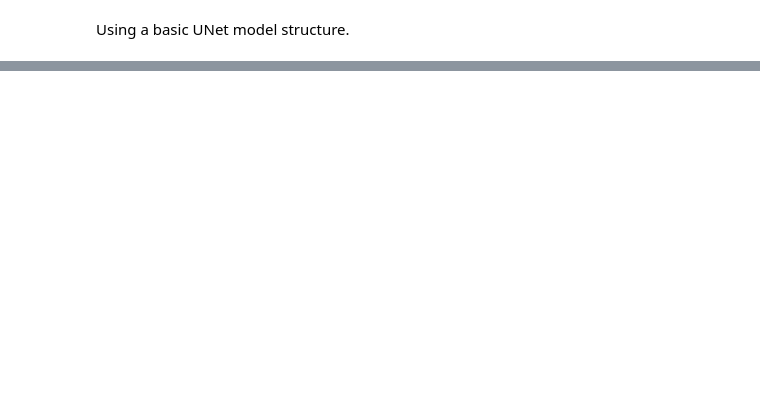
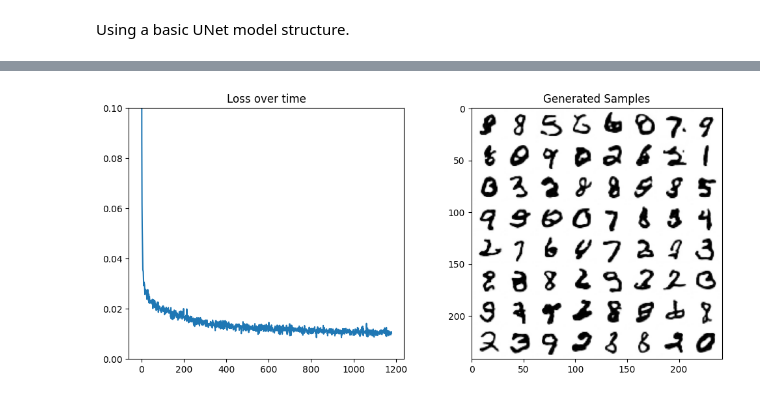
Before and after one commit to Kerem-Aslan/huggingface-diffusion-course, a Jupyter notebook: Unit1/Diffusion Models from Scratch.ipynb, the cells around one changed output, grey strips where cells are left out. Saved outputs shown, nothing was run; the diff lists cells and outputs as text; code cells hidden in the pictures; blank space fills up the shorter version.

```diff
--- a/Unit1/Diffusion Models from Scratch.ipynb
+++ b/Unit1/Diffusion Models from Scratch.ipynb
@@ -90,0 +294,86 @@ class BasicUNet(nn.Module):
+# %%
+# Dataloader (you can mess with batch size)
+batch_size = 512
+train_dataloader = DataLoader(dataset, batch_size=batch_size, shuffle=True, num_workers=4, pin_memory=True)
+
+# How many runs through the data should we do?
+n_epochs = 10
+
+# Create the network
+net = UNet2DModel(
+    sample_size=28,  # the target image resolution
+    in_channels=1,  # the number of input channels, 3 for RGB images
+    out_channels=1,  # the number of output channels
+    layers_per_block=2,  # how many ResNet layers to use per UNet block
+    block_out_channels=(32, 64, 64),  # Roughly matching our basic unet example
+    down_block_types=(
+        "DownBlock2D",  # a regular ResNet downsampling block
+        "AttnDownBlock2D",  # a ResNet downsampling block with spatial self-attention
+        "AttnDownBlock2D",
+    ),
+    up_block_types=(
+        "AttnUpBlock2D",
+        "AttnUpBlock2D",  # a ResNet upsampling block with spatial self-attention
+        "UpBlock2D",   # a regular ResNet upsampling block
+      ),
+) #<<<
+net.to(device)
+
+# Our loss finction
+loss_fn = nn.MSELoss()
+
+# The optimizer
+opt = torch.optim.Adam(net.parameters(), lr=1e-3)
+
+# Keeping a record of the losses for later viewing
+losses = []
+
+# The training loop
+for epoch in range(n_epochs):
+
+    for x, y in train_dataloader:
+
+        # Get some data and prepare the corrupted version
+        x = x.to(device) # Data on the GPU
+        noise_amount = torch.rand(x.shape[0]).to(device) # Pick random noise amounts
+        noisy_x = corrupt(x, noise_amount) # Create our noisy x
+
+        # Get the model prediction
+        pred = net(noisy_x, 0).sample #<<< Using timestep 0 always, adding .sample
+
+        # Calculate the loss
+        loss = loss_fn(pred, x) # How close is the output to the true 'clean' x?
+
+        # Backprop and update the params:
+        opt.zero_grad()
+        loss.backward()
+        opt.step()
+
+        # Store the loss for later
+        losses.append(loss.item())
+
+    # Print our the average of the loss values for this epoch:
+    avg_loss = sum(losses[-len(train_dataloader):])/len(train_dataloader)
+    print(f'Finished epoch {epoch}. Average loss for this epoch: {avg_loss:05f}')
+
+# Plot losses and some samples
+fig, axs = plt.subplots(1, 2, figsize=(12, 5))
+
+# Losses
+axs[0].plot(losses)
+axs[0].set_ylim(0, 0.1)
+axs[0].set_title('Loss over time')
+
+# Samples
+n_steps = 40
+x = torch.rand(64, 1, 28, 28).to(device)
+for i in range(n_steps):
+  noise_amount = torch.ones((x.shape[0], )).to(device) * (1-(i/n_steps)) # Starting high going low
+  with torch.no_grad():
+    pred = net(x, 0).sample
+  mix_factor = 1/(n_steps - i)
+  x = x*(1-mix_factor) + pred*mix_factor
+
+axs[1].imshow(torchvision.utils.make_grid(x.detach().cpu(), nrow=8)[0].clip(0, 1), cmap='Greys')
+axs[1].set_title('Generated Samples');
+# %% [output]
@@ -90,0 +390 @@ class BasicUNet(nn.Module):
+[figure, added]
```
Also changed, not shown: parts of 24 cells of this notebook.
